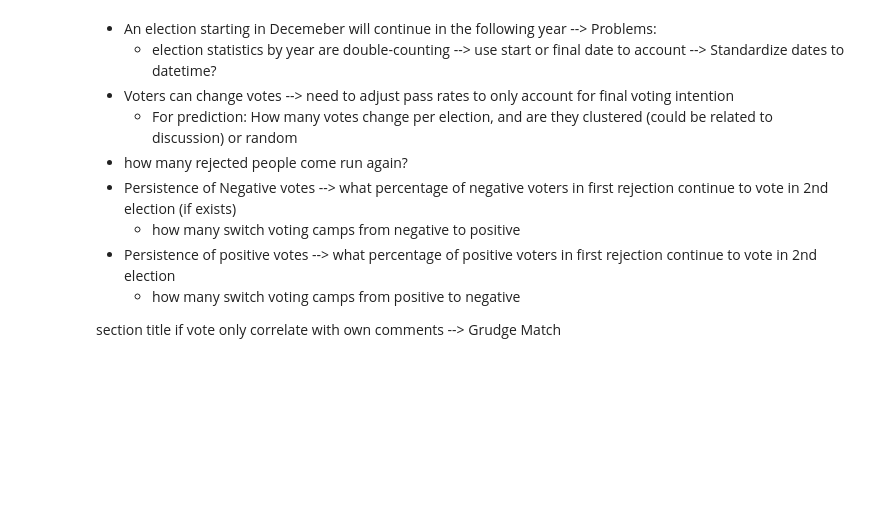
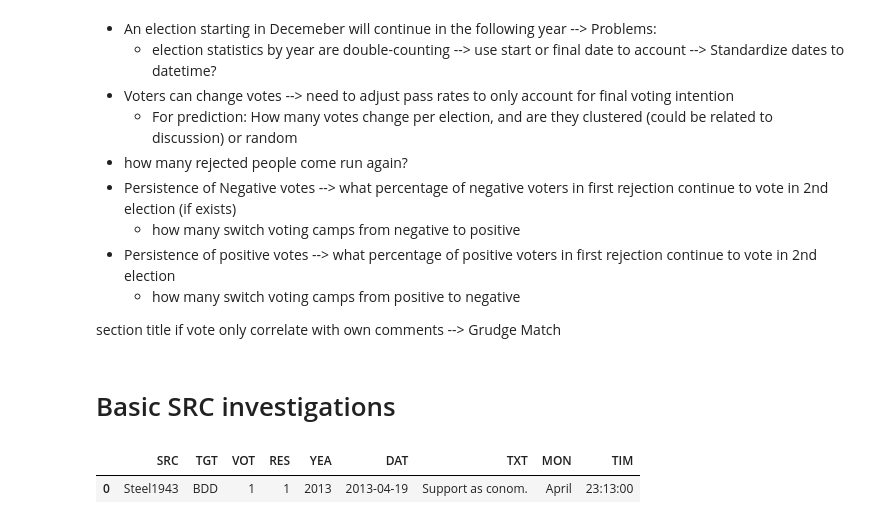
Before and after one commit to epfl-ada/ada-2024-project-ackthuallydeadalready, a Jupyter notebook: EDA.ipynb, the cells around one changed output. Cells and saved outputs as stored; diff of their text form; code cells hidden in the pictures; blank space fills up the shorter version.

```diff
--- a/EDA.ipynb
+++ b/EDA.ipynb
@@ -1501,3 +1508,5 @@ data_vote_polarity
     - how many switch voting camps from positive to negative
 
 section title if vote only correlate with own comments --> Grudge Match
+# %% [markdown]
+# Basic SRC investigations
@@ -1503,0 +1515,5 @@ section title if vote only correlate with own comments --> Grudge Match
+# %%
+data.head(1)
+# %% [output]
+|  | SRC | TGT | VOT | RES | YEA | DAT | TXT | MON | TIM |
+| 0 | Steel1943 | BDD | 1 | 1 | 2013 | 2013-04-19 | Support as conom. | April | 23:13:00 |
```
Also changed, not shown: parts of 13 cells of this notebook, 2 other files.
